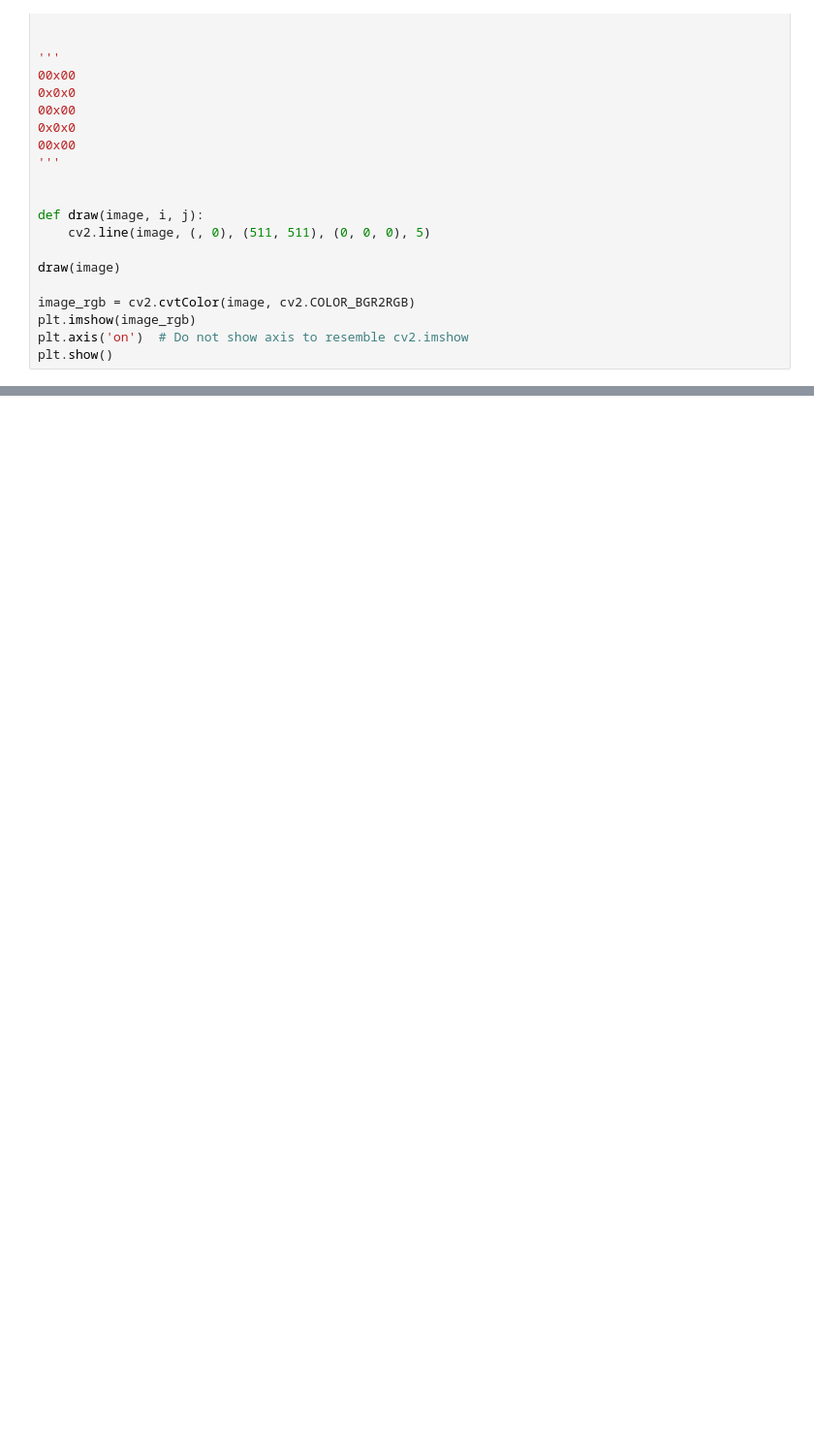
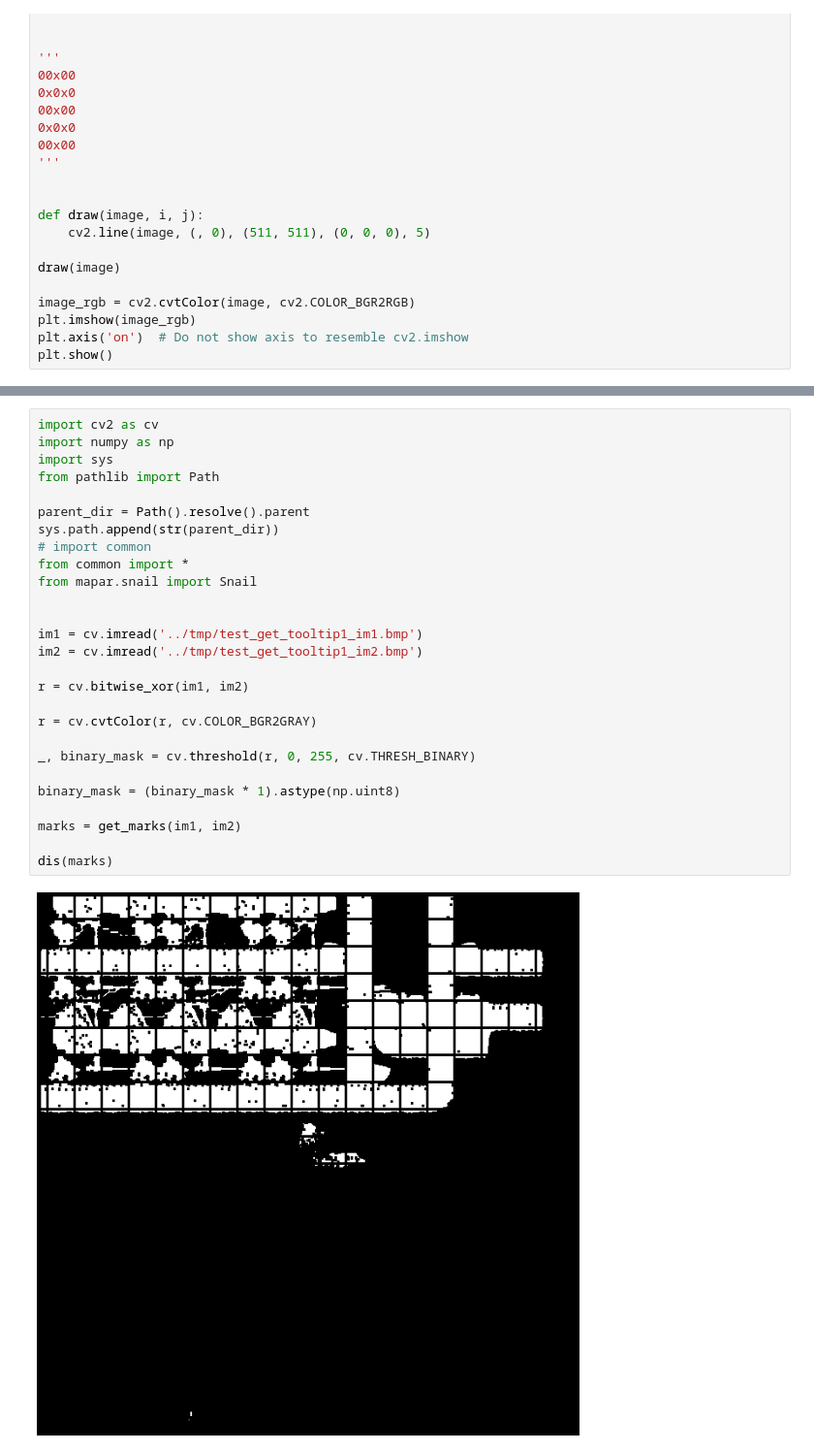
Before and after one commit to aash/factorio-assistant, a Jupyter notebook: experiments/2.ipynb, the cells around one changed output, grey strips where cells are left out. Shown at 97% size. Cells and saved outputs as stored; diff of their text form; blank space fills up the shorter version.

```diff
--- a/experiments/2.ipynb
+++ b/experiments/2.ipynb
@@ -408,0 +562,29 @@ plt.show()
+# %%
+import cv2 as cv
+import numpy as np
+import sys
+from pathlib import Path
+
+parent_dir = Path().resolve().parent
+sys.path.append(str(parent_dir))
+# import common
+from common import *
+from mapar.snail import Snail
+
+
+im1 = cv.imread('../tmp/test_get_tooltip1_im1.bmp')
+im2 = cv.imread('../tmp/test_get_tooltip1_im2.bmp')
+
+r = cv.bitwise_xor(im1, im2)
+
+r = cv.cvtColor(r, cv.COLOR_BGR2GRAY)
+
+_, binary_mask = cv.threshold(r, 0, 255, cv.THRESH_BINARY)
+
+binary_mask = (binary_mask * 1).astype(np.uint8)
+
+marks = get_marks(im1, im2)
+
+dis(marks)
+# %% [output]
+[figure, added]
```
Also changed, not shown: parts of 17 cells of this notebook, 1 other file.
